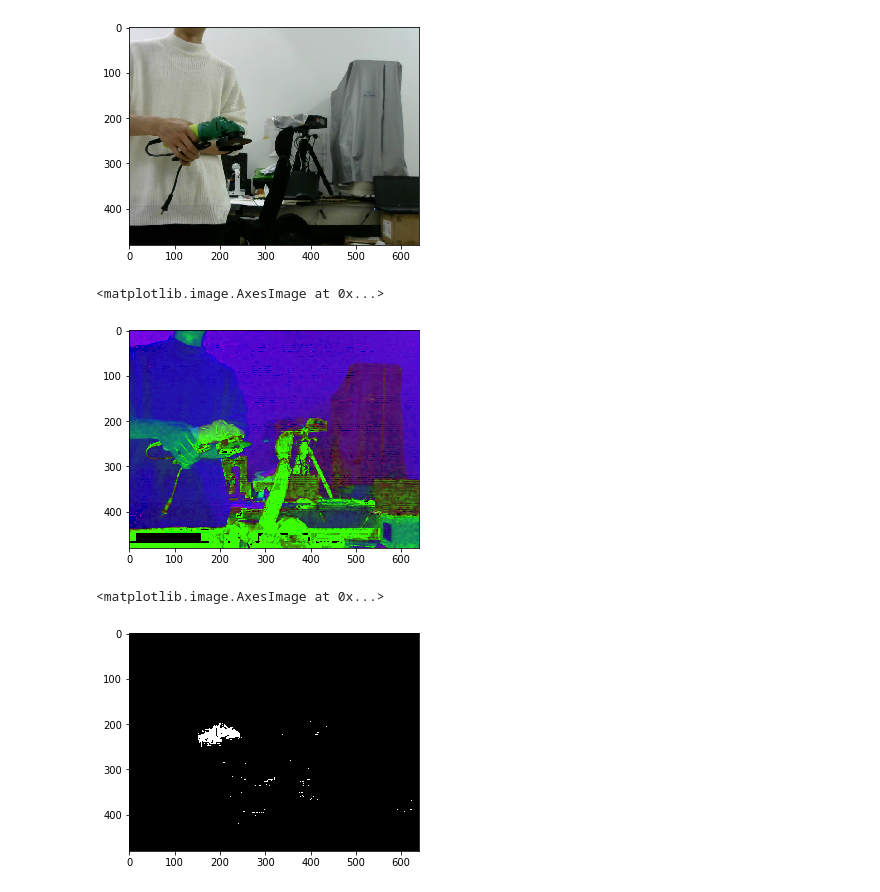
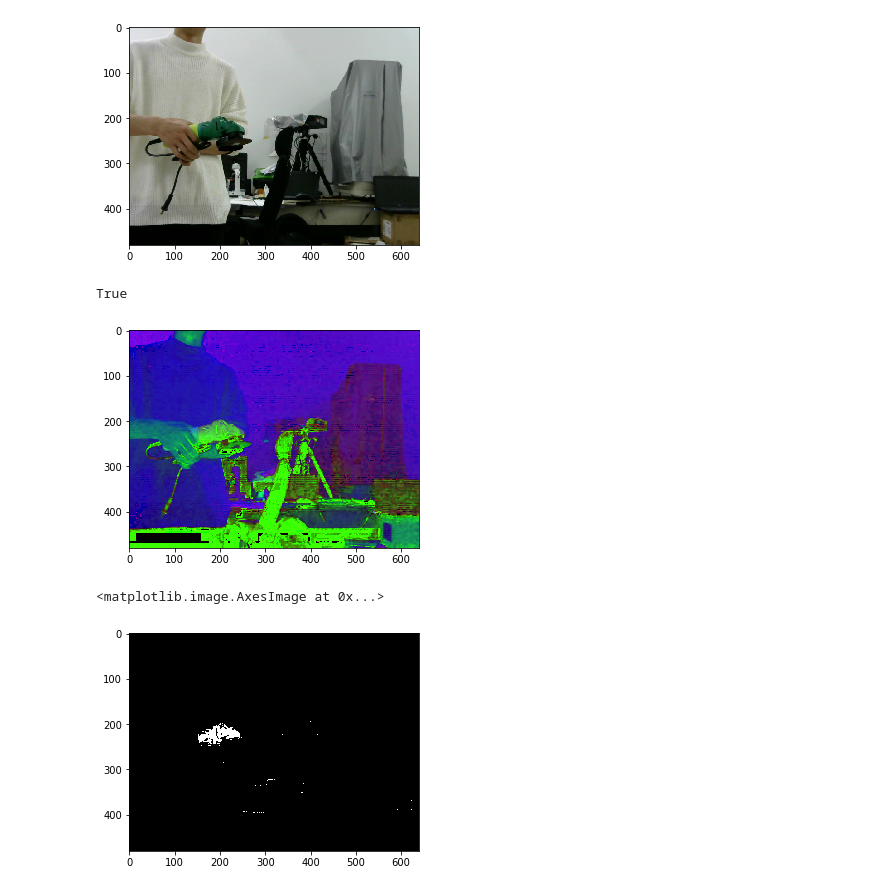
Before and after one commit to ViolinLee/OpenCV_quick_learning, a Jupyter notebook: projects/grinding_tool_detection/hsv_detect.ipynb, the cells around one changed output. Drawn from its saved outputs; the diff is of its cells as text; code cells hidden in the pictures.

```diff
--- a/projects/grinding_tool_detection/hsv_detect.ipynb
+++ b/projects/grinding_tool_detection/hsv_detect.ipynb
@@ -16,19 +16,20 @@ plt.imshow(img_plt)
 [figure]
 # %%
 hsv = cv2.cvtColor(img, cv2.COLOR_BGR2HSV)
-plt.imshow(hsv)
+plt.imshow(hsv, cmap="hsv")
+cv2.imwrite("hsv.png", hsv)
 # %% [output]
-<matplotlib.image.AxesImage at 0x...>
+True
 [figure]
 # %%
 # find green objects in the image\
-# 151 77 27 -> 75 196 69
-lower_green = numpy.array([65, 146, 19], numpy.uint8)
-upper_green = numpy.array([85, 246, 119], numpy.uint8)
+# 153 76 28 -> 77 194 71
+lower_green = numpy.array([67, 154, 21], numpy.uint8)
+upper_green = numpy.array([87, 244, 121], numpy.uint8)
 mask = cv2.inRange(hsv, lower_green, upper_green)
 
 cv2.imwrite("hsv_mask.png", mask)
 plt.imshow(mask, cmap='gray')
 # %% [output]
 <matplotlib.image.AxesImage at 0x...>
-[figure, old version]
+[figure, new version]
```
Also changed, not shown: parts of 7 cells of this notebook, 1 other file.
